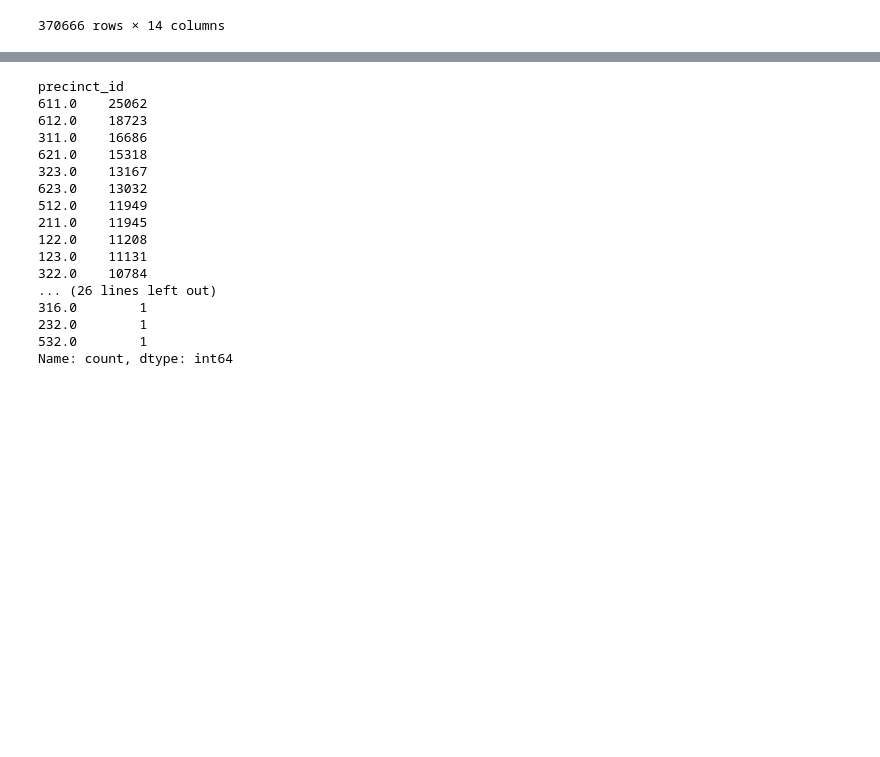
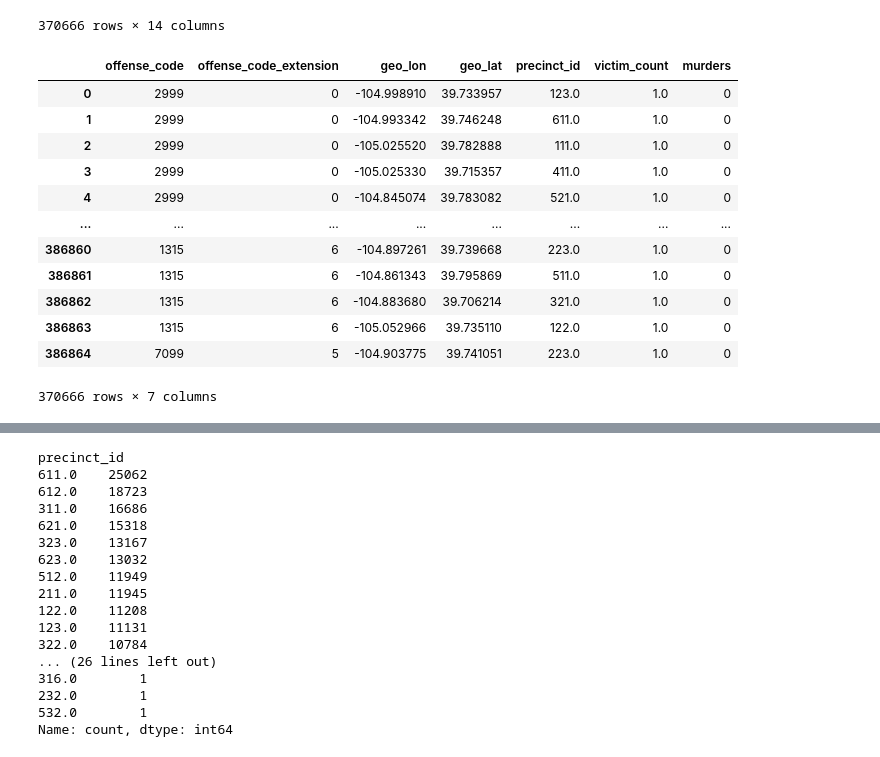
Before and after one commit to RchlEMllr/Project_4, a Jupyter notebook: further_trimming.ipynb, the cells around one changed output, grey strips where cells are left out. Drawn from its saved outputs; the diff is of its cells as text; code cells hidden in the pictures; blank space fills up the shorter version.

```diff
--- a/further_trimming.ipynb
+++ b/further_trimming.ipynb
@@ -74,3 +74,21 @@ crime_na_df
 | 386863 | 1315 | 6 | agg-aslt-shoot | aggravated-assault | 10/2/2023 6:16:00 PM | ... |
 | 386864 | 7099 | 5 | homicide-accessory-to | all-other-crimes | 3/26/2022 12:36:00 PM | ... |
 370666 rows × 14 columns
+# %%
+crime_numbers_df = crime_na_df.drop(columns=['offense_type_id', 'offense_category_id', 'incident_address',
+                                          'neighborhood_id', 'offense_type_name','reported_date', 'district_id' ])
+crime_numbers_df
+# %% [output]
+|  | offense_code | offense_code_extension | geo_lon | geo_lat | precinct_id | victim_count | murders |
+| 0 | 2999 | 0 | -104.998910 | 39.733957 | 123.0 | 1.0 | 0 |
+| 1 | 2999 | 0 | -104.993342 | 39.746248 | 611.0 | 1.0 | 0 |
+| 2 | 2999 | 0 | -105.025520 | 39.782888 | 111.0 | 1.0 | 0 |
+| 3 | 2999 | 0 | -105.025330 | 39.715357 | 411.0 | 1.0 | 0 |
+| 4 | 2999 | 0 | -104.845074 | 39.783082 | 521.0 | 1.0 | 0 |
+| ... | ... | ... | ... | ... | ... | ... | ... |
+| 386860 | 1315 | 6 | -104.897261 | 39.739668 | 223.0 | 1.0 | 0 |
+| 386861 | 1315 | 6 | -104.861343 | 39.795869 | 511.0 | 1.0 | 0 |
+| 386862 | 1315 | 6 | -104.883680 | 39.706214 | 321.0 | 1.0 | 0 |
+| 386863 | 1315 | 6 | -105.052966 | 39.735110 | 122.0 | 1.0 | 0 |
+| 386864 | 7099 | 5 | -104.903775 | 39.741051 | 223.0 | 1.0 | 0 |
+370666 rows × 7 columns
```
Also changed, not shown: parts of 2 cells of this notebook, 1 other file.
